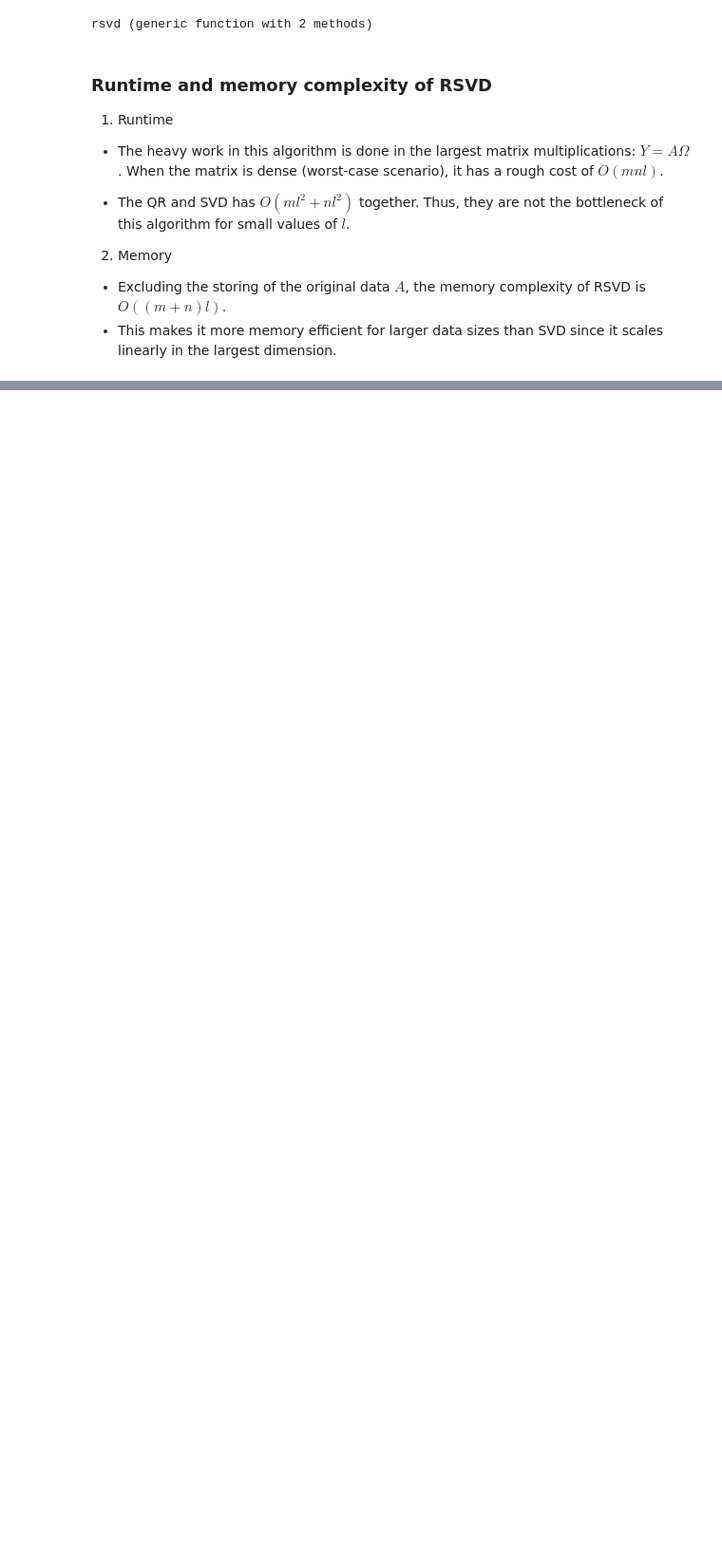
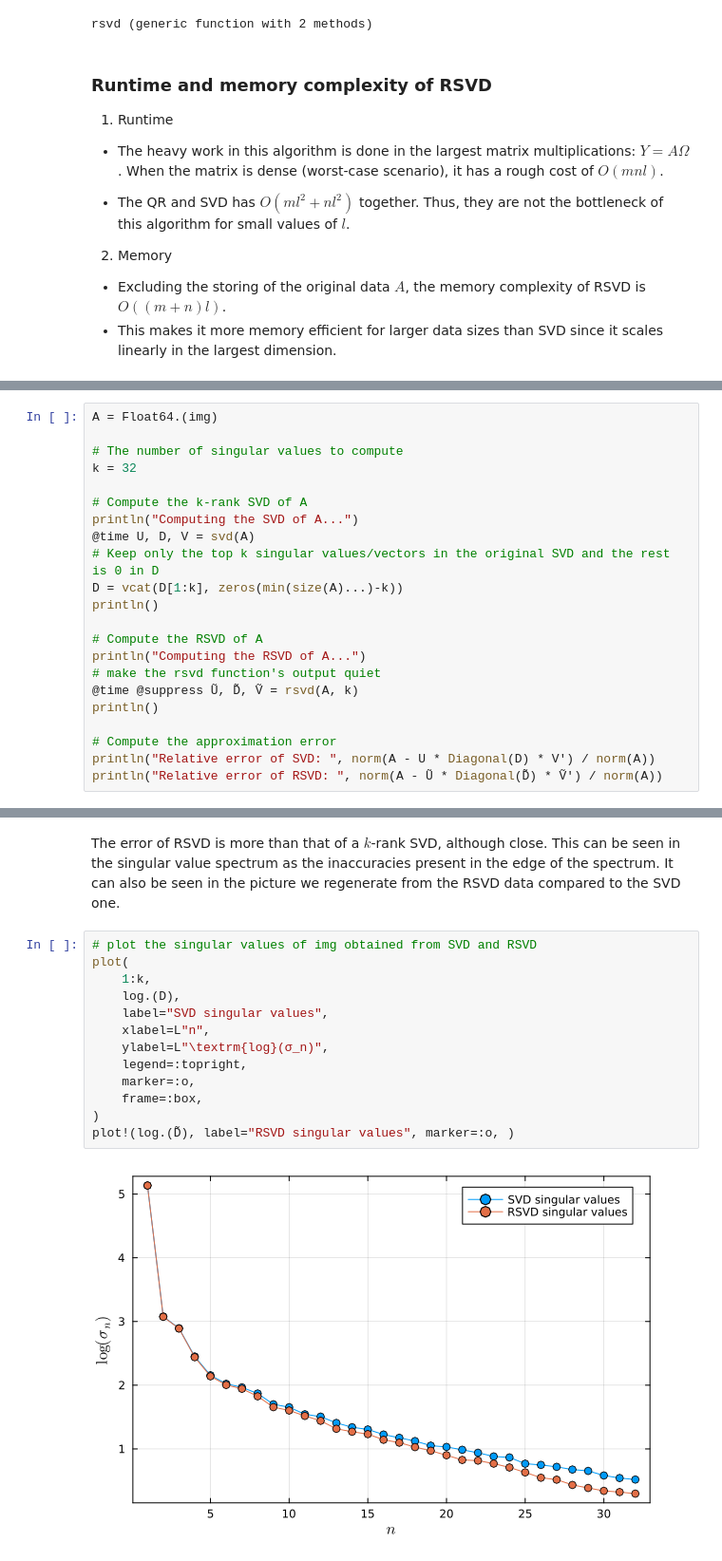
Before and after one commit to Gauthameshwar/RAQS_QuantumInspiredAlgos, a Jupyter notebook: notebooks/RSVDnDataCompression.ipynb, the cells around one changed output, grey strips where cells are left out. Shown: that part at 95% size. Drawn from its saved outputs; the diff is of its cells as text; blank space fills up the shorter version.

```diff
--- a/notebooks/RSVDnDataCompression.ipynb
+++ b/notebooks/RSVDnDataCompression.ipynb
@@ -191,0 +335,22 @@ rsvd(A, 20);
+# %%
+A = Float64.(img)
+
+# The number of singular values to compute
+k = 32
+
+# Compute the k-rank SVD of A
+println("Computing the SVD of A...")
+@time U, D, V = svd(A)
+# Keep only the top k singular values/vectors in the original SVD and the rest is 0 in D
+D = vcat(D[1:k], zeros(min(size(A)...)-k))
+println()
+
+# Compute the RSVD of A
+println("Computing the RSVD of A...")
+# make the rsvd function's output quiet
+@time @suppress Ũ, D̃, Ṽ = rsvd(A, k)
+println()
+
+# Compute the approximation error
+println("Relative error of SVD: ", norm(A - U * Diagonal(D) * V') / norm(A))
+println("Relative error of RSVD: ", norm(A - Ũ * Diagonal(D̃) * Ṽ') / norm(A))
@@ -191,0 +366,17 @@ rsvd(A, 20);
+# %% [markdown]
+The error of RSVD is more than that of a $k$-rank SVD, although close. This can be seen in the singular value spectrum as the inaccuracies present in the edge of the spectrum. It can also be seen in the picture we regenerate from the RSVD data compared to the SVD one.
+# %%
+# plot the singular values of img obtained from SVD and RSVD
+plot(
+    1:k,
+    log.(D),
+    label="SVD singular values",
+    xlabel=L"n",
+    ylabel=L"\textrm{log}(σ_n)",
+    legend=:topright,
+    marker=:o,
+    frame=:box,
+)
+plot!(log.(D̃), label="RSVD singular values", marker=:o, )
+# %% [output]
+[figure, added]
```
Also changed, not shown: parts of 22 cells of this notebook, 6 other files.
